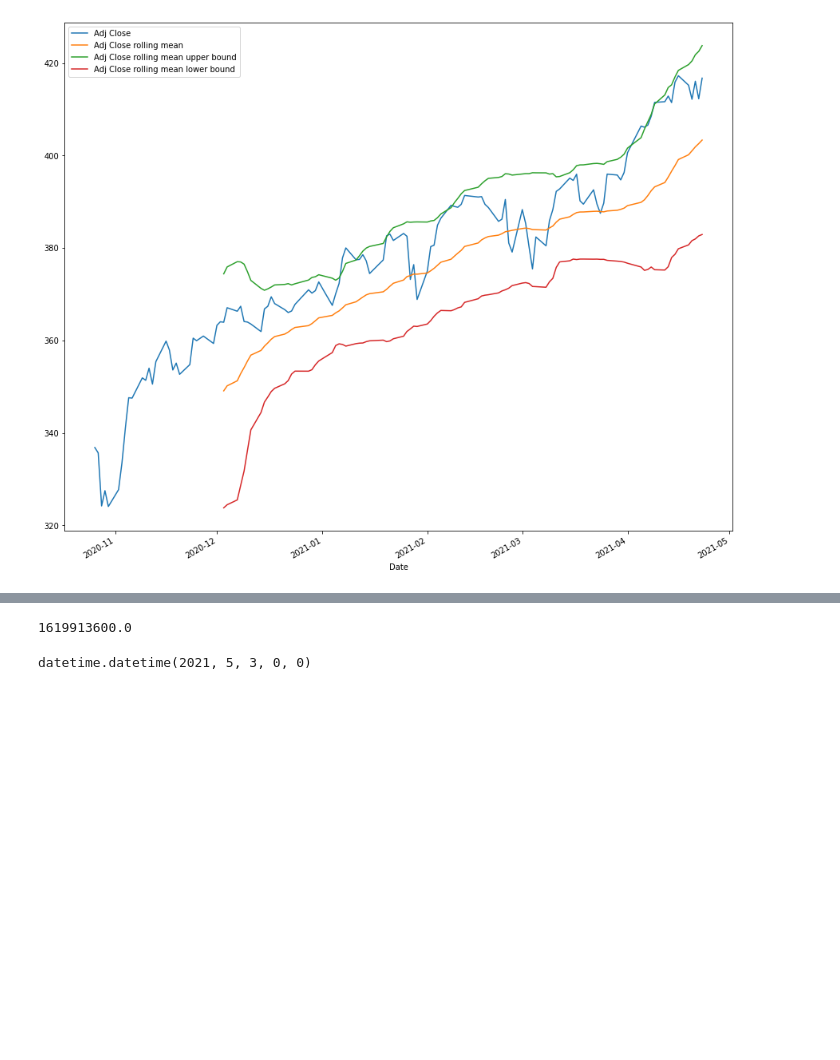
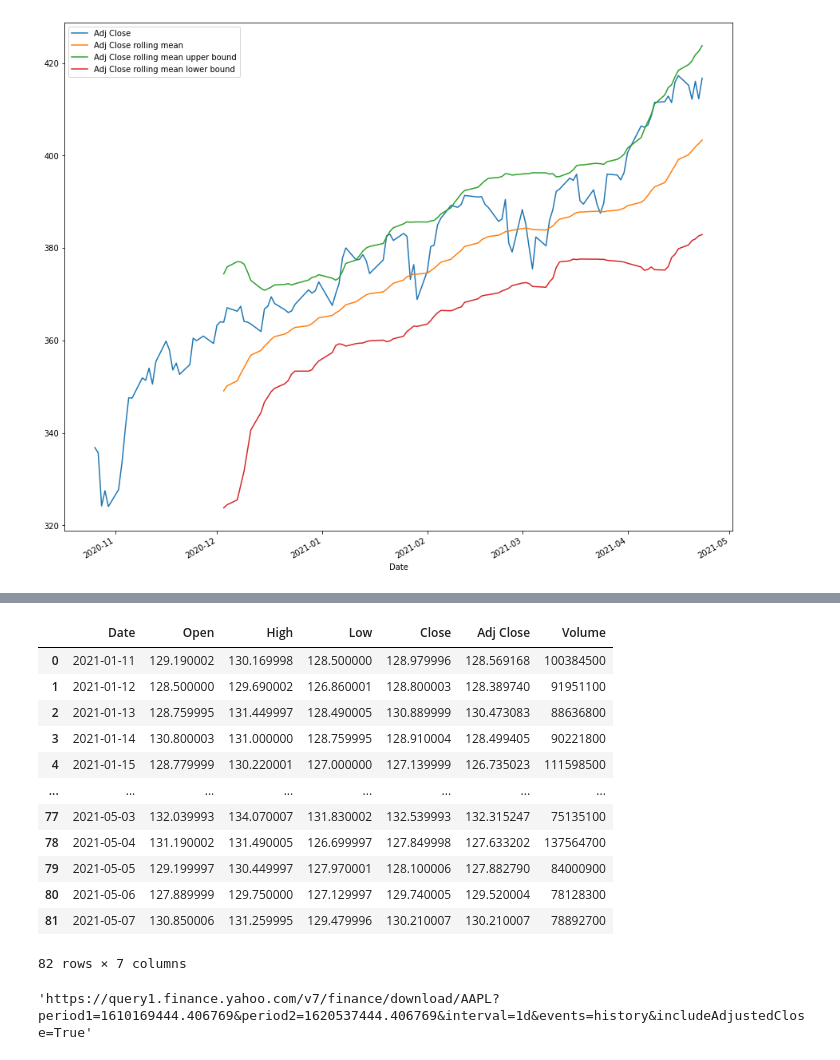
Before and after one commit to JiahuaZhang/machine-learning-trading, a Jupyter notebook: Untitled0.ipynb, the cells around one changed output, grey strips where cells are left out. Saved outputs shown, nothing was run; the diff lists cells and outputs as text; code cells hidden in the pictures; blank space fills up the shorter version.

```diff
--- a/Untitled0.ipynb
+++ b/Untitled0.ipynb
@@ -111,7 +112,3 @@ For 28 window size:
 # %%
 # get api from yahoo finance
 # https://query1.finance.yahoo.com/v7/finance/download/AAPL?period1=1588464000&period2=1620000000&interval=1mo&events=history&includeAdjustedClose=true
-# %%
-# interval: 1d, 1wk, 1mo
-def build_yahoo_finance_url(symbol, start, end, interval, events, includeAdjustedClose=True):
-  api = 'https://query1.finance.yahoo.com/v7/finance/download/'
@@ -125,11 +115,15 @@ d = date(2021, 4, 6)
-# %%
-start =datetime.strptime('2021/05/02', '%Y/%m/%d')
-# %%
-start.timestamp()
-# 1620000000
-# %% [output]
-1619913600.0
-# %%
-datetime.fromtimestamp(1620000000)
-# %% [output]
-datetime.datetime(2021, 5, 3, 0, 0)
+# %%
+# interval: 1d, 1wk, 1mo
+def build_yahoo_finance_url(symbol, interval, events, preset=None, start=None, end=None, includeAdjustedClose=True):
+  api = 'https://query1.finance.yahoo.com/v7/finance/download'
+
+  if preset:
+    period1, period2 = get_preset(preset=preset)
+  else:
+    if type(start) == float or type(start) == int:
+      period1, period2 = start, end
+    else:
+      period1 = datetime.strptime(start, '%Y-%m-%d').timestamp()
+      period2 = datetime.strptime(end, '%Y-%m-%d').timestamp()
+
+  return '{}/{}?period1={}&period2={}&interval={}&events={}&includeAdjustedClose={}'.format(api, symbol, int(period1), int(period2), interval, events, includeAdjustedClose)
@@ -135,0 +147,22 @@ datetime.datetime(2021, 5, 3, 0, 0)
+# %%
+url = build_yahoo_finance_url('AAPL', '1d', 'history', '4mo')
+# %%
+pd.read_csv(url)
+# %% [output]
+|  | Date | Open | High | Low | Close | Adj Close | Volume |
+| 0 | 2021-01-11 | 129.190002 | 130.169998 | 128.500000 | 128.979996 | 128.569168 | 100384500 |
+| 1 | 2021-01-12 | 128.500000 | 129.690002 | 126.860001 | 128.800003 | 128.389740 | 91951100 |
+| 2 | 2021-01-13 | 128.759995 | 131.449997 | 128.490005 | 130.889999 | 130.473083 | 88636800 |
+| 3 | 2021-01-14 | 130.800003 | 131.000000 | 128.759995 | 128.910004 | 128.499405 | 90221800 |
+| 4 | 2021-01-15 | 128.779999 | 130.220001 | 127.000000 | 127.139999 | 126.735023 | 111598500 |
+| ... | ... | ... | ... | ... | ... | ... | ... |
+| 77 | 2021-05-03 | 132.039993 | 134.070007 | 131.830002 | 132.539993 | 132.315247 | 75135100 |
+| 78 | 2021-05-04 | 131.190002 | 131.490005 | 126.699997 | 127.849998 | 127.633202 | 137564700 |
+| 79 | 2021-05-05 | 129.199997 | 130.449997 | 127.970001 | 128.100006 | 127.882790 | 84000900 |
+| 80 | 2021-05-06 | 127.889999 | 129.750000 | 127.129997 | 129.740005 | 129.520004 | 78128300 |
+| 81 | 2021-05-07 | 130.850006 | 131.259995 | 129.479996 | 130.210007 | 130.210007 | 78892700 |
+82 rows × 7 columns
+# %%
+url
+# %% [output]
+'https://query1.finance.yahoo.com/v7/finance/download/AAPL?period1=1610169444.406769&period2=1620537444.406769&interval=1d&events=history&includeAdjustedClose=True'
```
Also changed, not shown: parts of 5 cells of this notebook.
